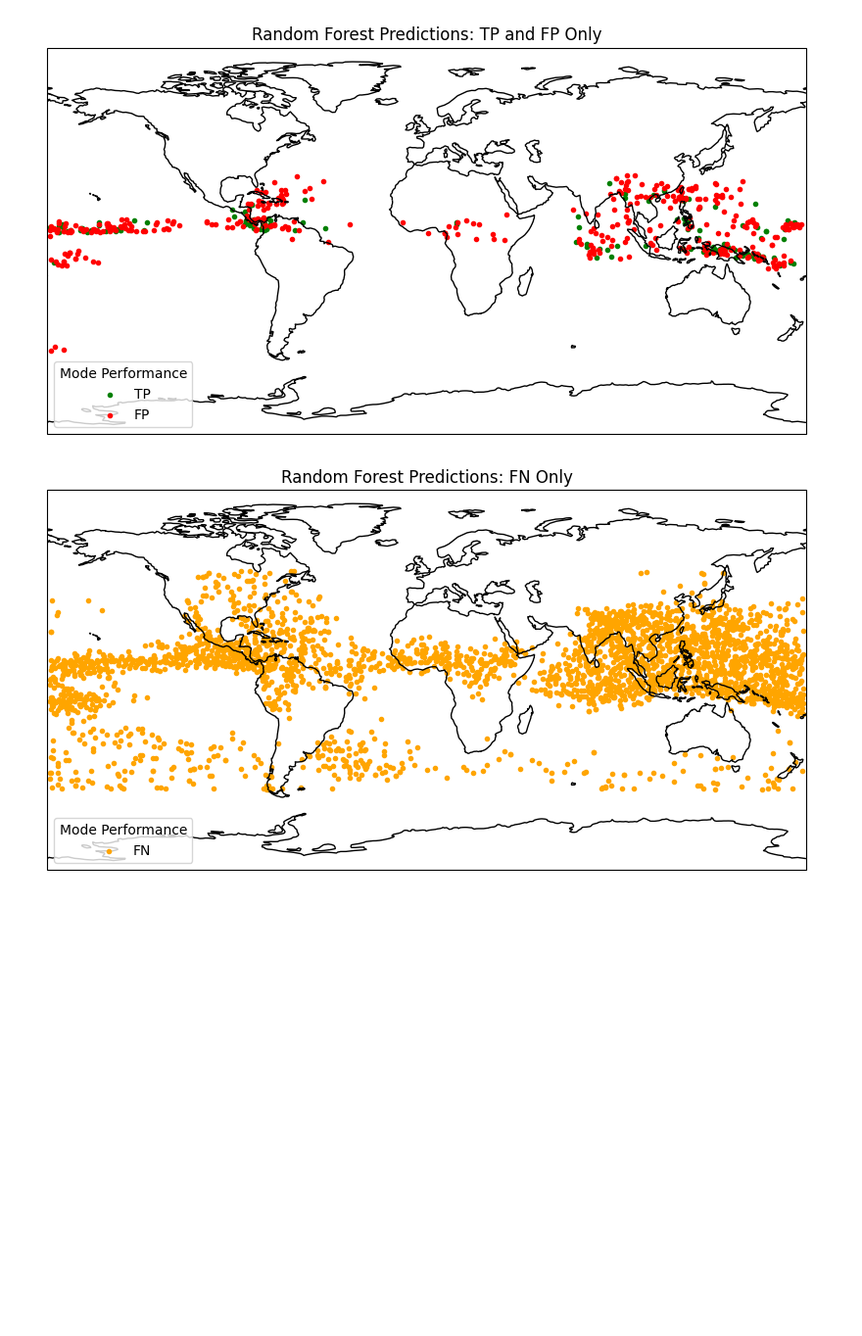
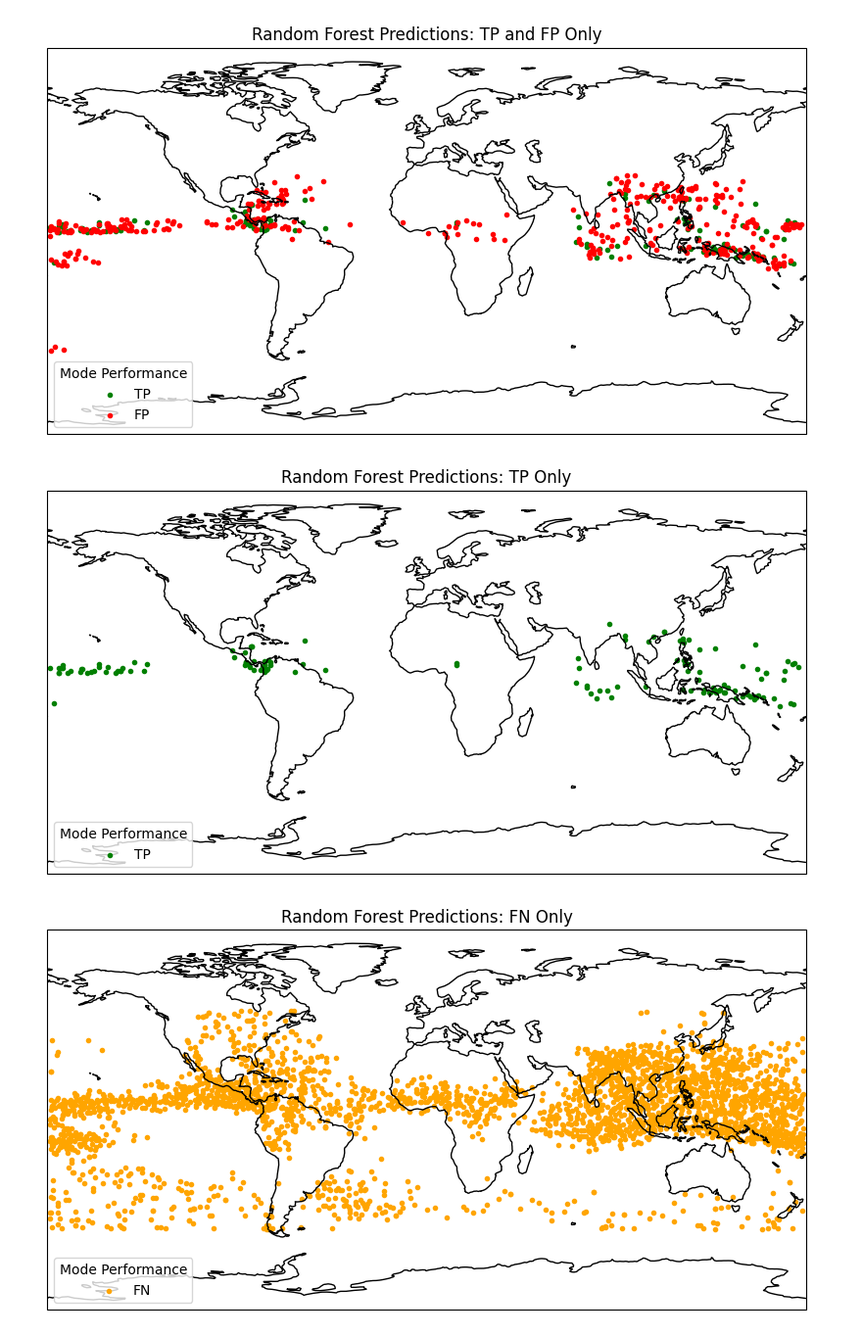
Before and after one commit to darthvader58/Code-Lab_RL_PriorityObs, a Jupyter notebook: RandomForestClassifier_FURI.ipynb, the cells around one changed output. Shown at 98% size. Saved outputs shown, nothing was run; the diff lists cells and outputs as text; code cells hidden in the pictures; blank space fills up the shorter version.

```diff
--- a/RandomForestClassifier_FURI.ipynb
+++ b/RandomForestClassifier_FURI.ipynb
@@ -17,9 +18,8 @@ from matplotlib.animation import FuncAnimation
 # %%
 #Reading the Data File
 
-file_path = 'clustered_data_4months.geojson'
-data = gpd.read_file(file_path)
-
+file_path = 'clustered_data_4months (2).geojson'
+data= gpd.read_file(file_path)
 
 data.head(), data.columns
 
@@ -233,6 +233,28 @@ plt.title("Random Forest Predictions: TP and FP Only")
 plt.show()
 # %% [output]
 [figure]
+# %%
+fig, ax = plt.subplots(figsize=(10, 6),
+                       subplot_kw={'projection': ccrs.PlateCarree()})
+ax.coastlines()
+ax.set_global()
+
+
+
+subset = df[df["confusion"] == 'TP']
+subset.plot(
+    ax=ax,
+    marker='.',
+    color='green',
+    label='TP',
+    transform=ccrs.PlateCarree()
+    )
+
+plt.legend(title="Mode Performance", loc="lower left")
+plt.title("Random Forest Predictions: TP Only")
+plt.show()
+# %% [output]
+[figure, added]
 # %%
 fig, ax = plt.subplots(figsize=(10, 6),
                        subplot_kw={'projection': ccrs.PlateCarree()})
```
Also changed, not shown: parts of 1 cell of this notebook.
